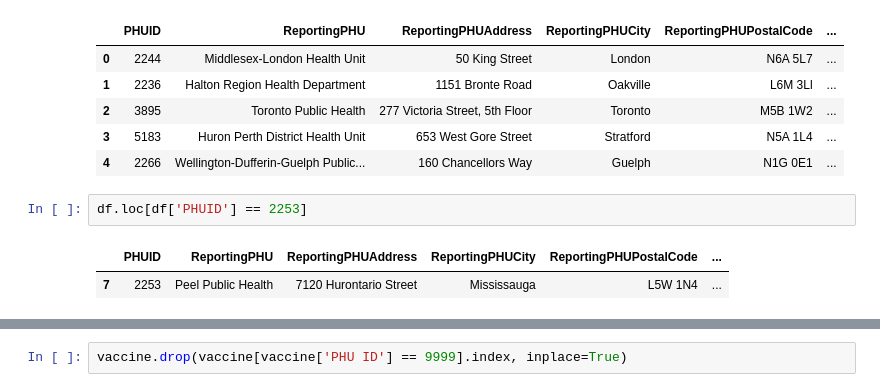
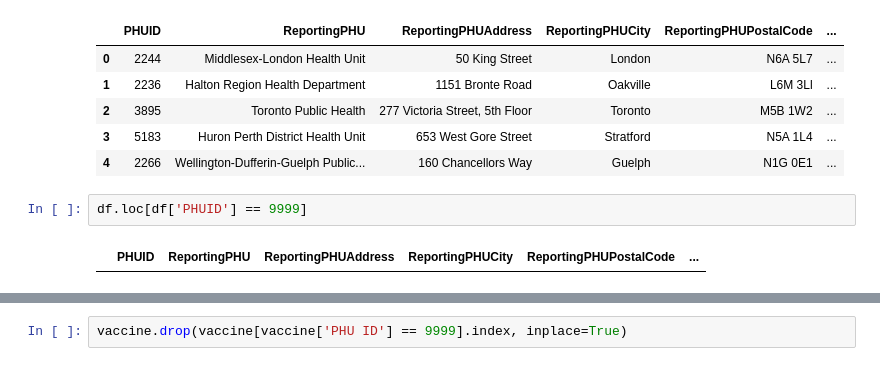
Before and after one commit to tranngoclam16/BI_DATH, a Jupyter notebook: CD_Vaccine.ipynb, the cells around one changed output, grey strips where cells are left out. Cells and saved outputs as stored; diff of their text form.

```diff
--- a/CD_Vaccine.ipynb
+++ b/CD_Vaccine.ipynb
@@ -70,7 +113,6 @@ df.head()
 | 3 | 5183 | Huron Perth District Health Unit | 653 West Gore Street | Stratford | N5A 1L4 | ... |
 | 4 | 2266 | Wellington-Dufferin-Guelph Public... | 160 Chancellors Way | Guelph | N1G 0E1 | ... |
 # %%
-df.loc[df['PHUID'] == 2253]
+df.loc[df['PHUID'] == 9999]
 # %% [output]
 |  | PHUID | ReportingPHU | ReportingPHUAddress | ReportingPHUCity | ReportingPHUPostalCode | ... |
-| 7 | 2253 | Peel Public Health | 7120 Hurontario Street | Mississauga | L5W 1N4 | ... |
```
Also changed, not shown: parts of 9 cells of this notebook, 1 other file.
